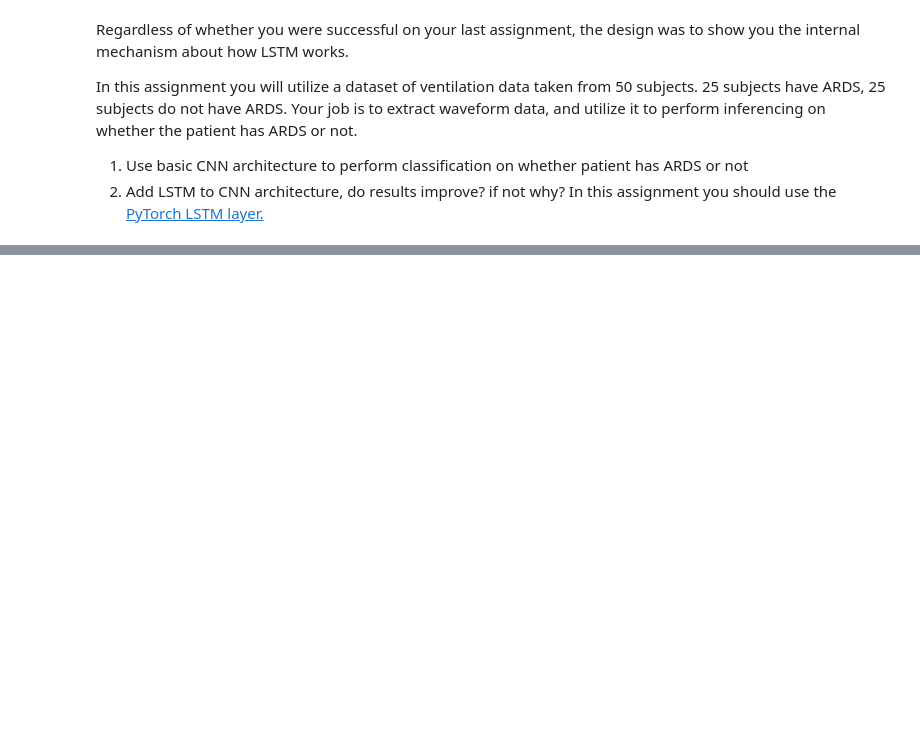
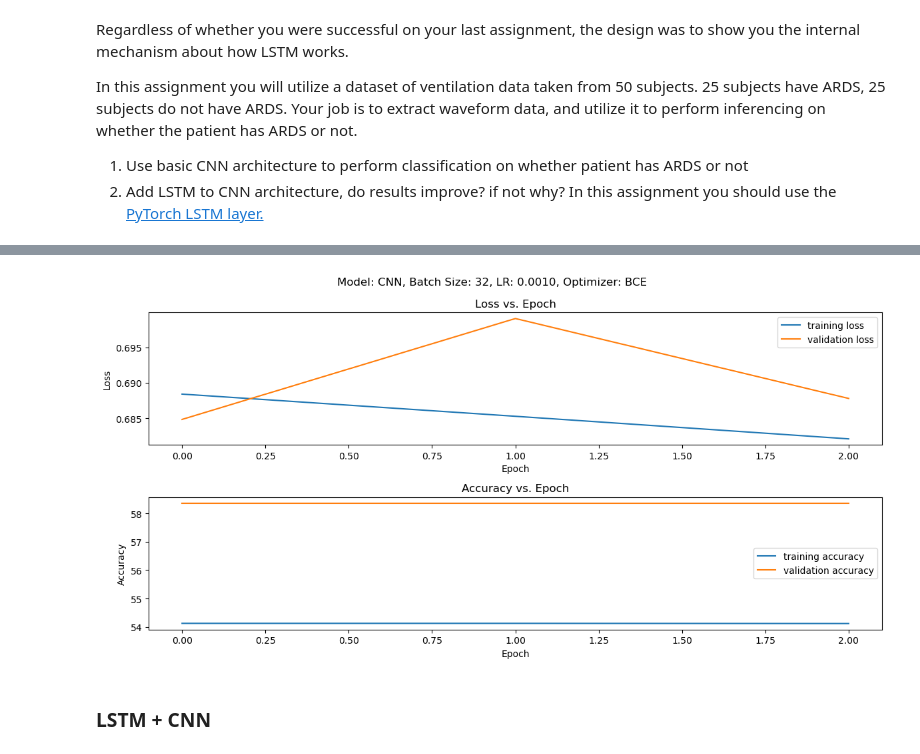
Before and after one commit to EEC193AB-master/mini_project_b2_asidher, a Jupyter notebook: lab_b2.ipynb, the cells around one changed output, grey strips where cells are left out. Saved outputs shown, nothing was run; the diff lists cells and outputs as text; code cells hidden in the pictures; blank space fills up the shorter version.

Commit message:
Completed the coding of CNN and LSTM+CNN.

```diff
--- a/lab_b2.ipynb
+++ b/lab_b2.ipynb
@@ -694,0 +707,11 @@ plt.show()
+# %%
+history = {
+    'model': str,
+    'batch_size': int,
+    'learning_rate': float,
+    'optimizer': str,
+    'training_loss': [],
+    'validation_loss': [],
+    'training_accuracy': [],
+    'validation_accuracy': []
+}
@@ -694,0 +934,24 @@ plt.show()
+# %%
+# You are welcome to evaluate other CNN backbones
+cnn = densenet18()
+
+# feel free to modify these parameters
+num_classes = 2
+
+model = CNNNetwork(cnn, num_classes)
+
+lr  = 0.001
+num_epochs = 3
+
+# We highly recommend using SGD for this problem
+optimizer = SGD(model.parameters(), lr=lr, momentum=0.9, weight_decay=0.0001)
+bce = nn.BCEWithLogitsLoss()
+# %%
+hist = copy.deepcopy(history)
+hist['model'] = 'CNN'
+hist['batch_size'] = batch_size
+hist['learning_rate'] = lr
+hist['optimizer'] = 'BCE'
+# %%
+# Train Network
+hist = train(model=model, loss_fn=bce, optimizer=optimizer, train_loader=train_loader, test_loader=test_loader, num_epochs=num_epochs, history=hist)
@@ -695 +965,8 @@ plt.show()
+# %%
+# Plot Learning Curves
+plot_learning_curve(hist)
+# %% [output]
+[figure, added]
+# %% [markdown]
+### LSTM + CNN
 # %%
```
Also changed, not shown: parts of 28 cells of this notebook, 1 other file.
